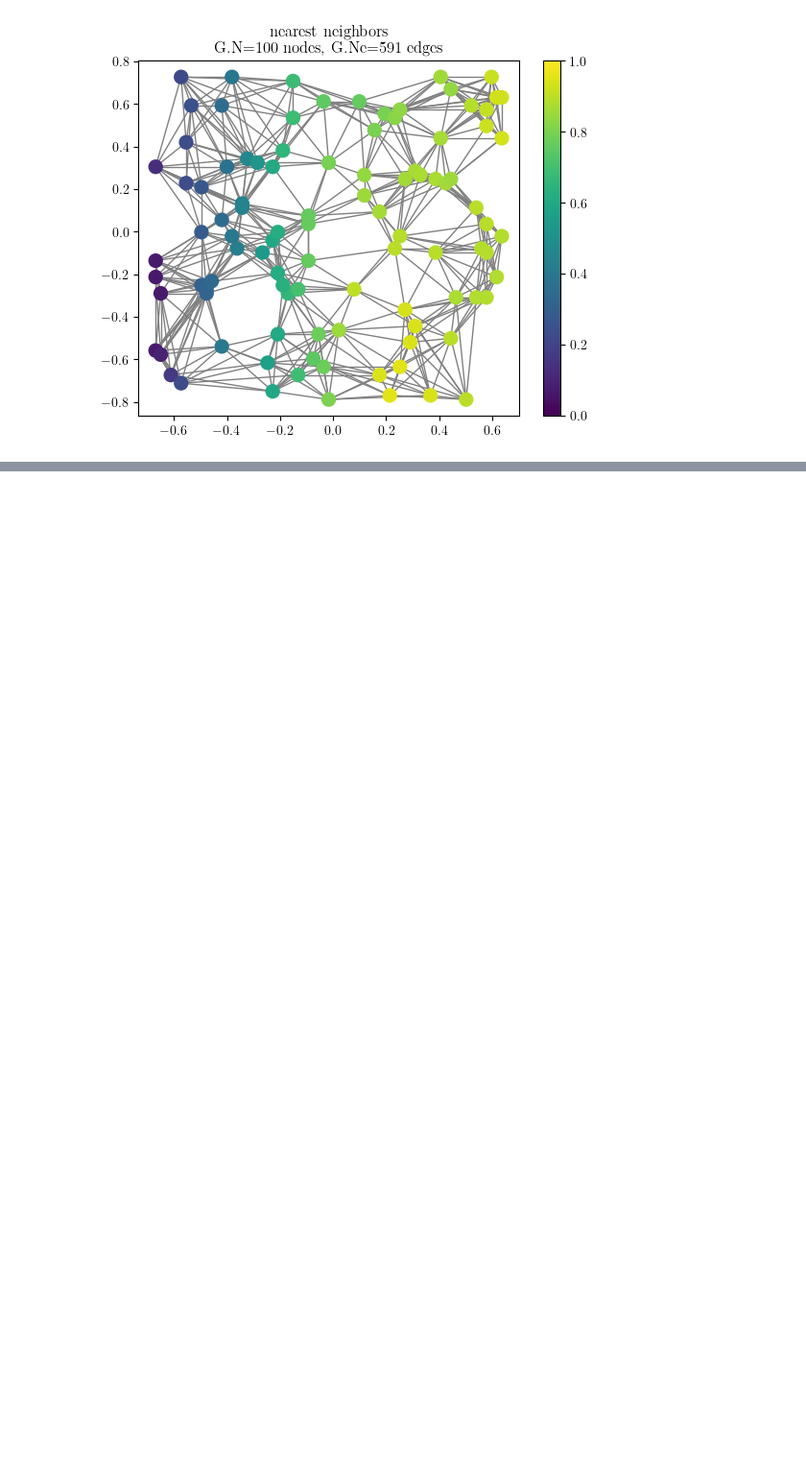
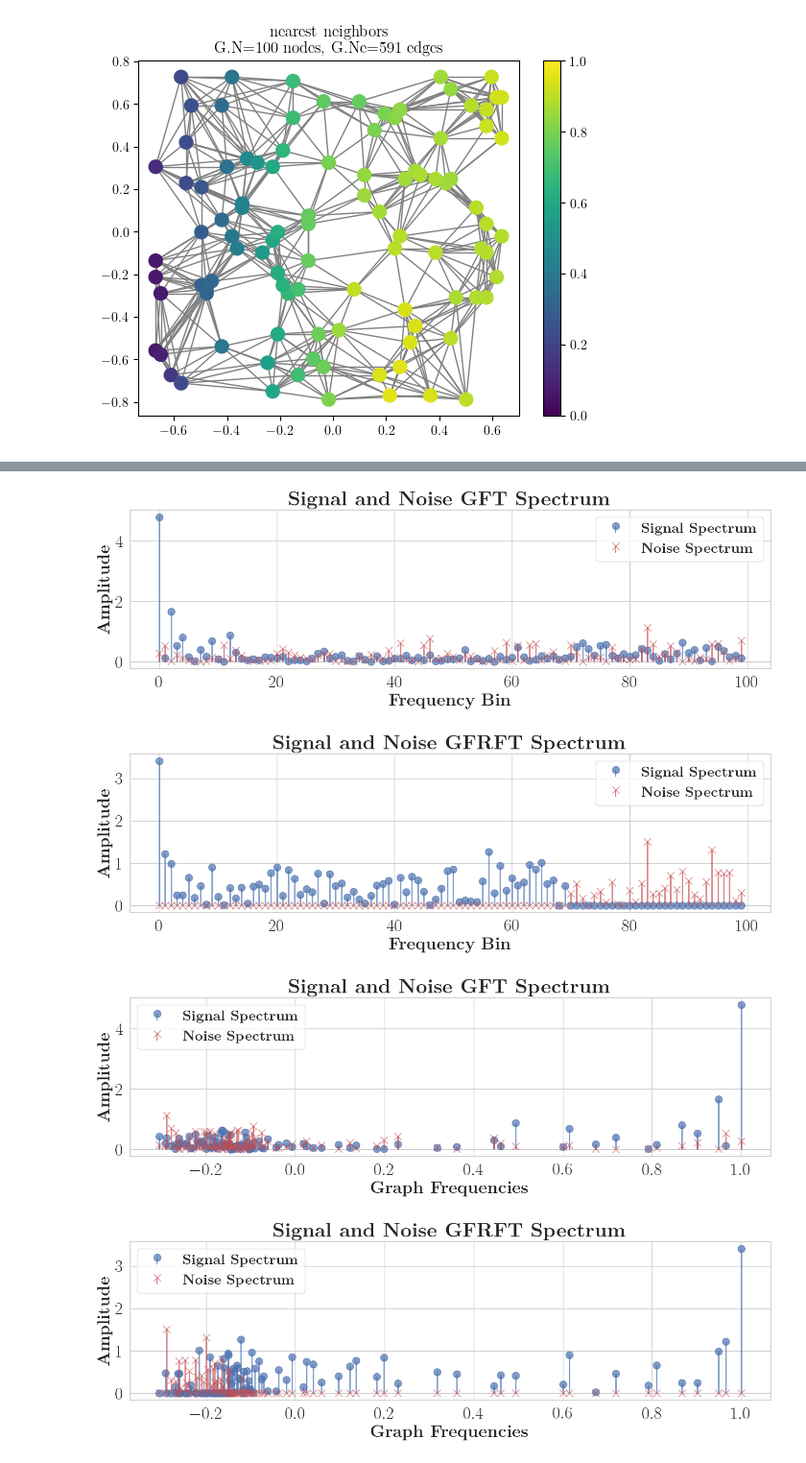
Before and after one commit to koc-lab/gfrft-unified, a Jupyter notebook: trainable/concept.ipynb, the cells around one changed output, grey strips where cells are left out. Shown at 96% size. Cells and saved outputs as stored; diff of their text form; code cells hidden in the pictures; blank space fills up the shorter version.

```diff
--- a/trainable/concept.ipynb
+++ b/trainable/concept.ipynb
@@ -248,0 +277,74 @@ Initial SNR: 5.24, Filtered SNR: 141.83
+# %%
+signal_ordinary_spectrum = gft.gft(signal)
+noise_ordinary_spectrum = gft.gft(noise)
+signal_fractional_spectrum = gfrft.gfrft(signal, a=ORIGINAL_ORDER)
+noise_fractional_spectrum = gfrft.gfrft(noise, a=ORIGINAL_ORDER)
+# %%
+sns.set_theme(style="whitegrid")
+plt.rc("text", usetex=True)
+plt.rc("font", family="serif")
+
+
+def plot_spectrum(
+    signal_spectrum: np.ndarray,
+    noise_spectrum: np.ndarray,
+    out_name: str,
+    spectrum: np.ndarray | None = None,
+    title: str = "",
+) -> None:
+    use_graph_freqs = spectrum is not None
+    if not use_graph_freqs:
+        spectrum = np.array(range(len(signal_spectrum)))
+
+    fig, ax = plt.subplots(figsize=(16, 4))
+    signal_markerline, signal_stemlines, signal_baseline = ax.stem(
+        spectrum, signal_spectrum, linefmt="C0-", markerfmt="C0o", basefmt=" "
+    )
+    noise_markerline, noise_stemlines, noise_baseline = ax.stem(
+        spectrum, noise_spectrum, linefmt="r-", markerfmt="rx", basefmt=" "
+    )
+
+    plt.setp(signal_markerline, markersize=10, alpha=0.7)  # Increase marker size
+    plt.setp(signal_stemlines, linewidth=2, alpha=0.7)  # Increase line width
+    plt.setp(noise_markerline, markersize=10, alpha=0.7)  # Increase marker size
+    plt.setp(noise_stemlines, linewidth=2, alpha=0.7)  # Increase line width
+    ax.set_title(r"\textbf{Signal and Noise " + f"{title}" + " Spectrum}", fontsize=28)
+    if use_graph_freqs:
+        ax.set_xlabel(r"\textbf{Graph Frequencies}", fontsize=24)
+    else:
+        ax.set_xlabel(r"\textbf{Frequency Bin}", fontsize=24)
+    ax.set_ylabel(r"\textbf{Amplitude}", fontsize=24)
+    ax.legend(
+        [r"\textbf{Signal Spectrum}", r"\textbf{Noise Spectrum}"],
+        loc="best",
+        fontsize=20,
+    )
+    ax.tick_params(axis="both", which="major", labelsize=24)
+    fig.savefig(out_name, format="png", dpi=300, bbox_inches="tight")
+
+
+for use_graph_freqs in [False, True]:
+    spectrum = gft.graph_freqs.cpu().numpy() if use_graph_freqs else None
+    ordinary_out = "ordinary_spectrum_freqs.png" if use_graph_freqs else "ordinary_spectrum.png"
+    plot_spectrum(
+        signal_ordinary_spectrum.abs().cpu().numpy(),
+        noise_ordinary_spectrum.abs().cpu().numpy(),
+        out_name=ordinary_out,
+        spectrum=spectrum,
+        title="GFT",
+    )
+    fractional_out = (
+        "fractional_spectrum_freqs.png" if use_graph_freqs else "fractional_spectrum.png"
+    )
+    plot_spectrum(
+        signal_fractional_spectrum.abs().cpu().numpy(),
+        noise_fractional_spectrum.abs().cpu().numpy(),
+        out_name=fractional_out,
+        spectrum=spectrum,
+        title="GFRFT",
+    )
+# %% [output]
+[figure, added]
+[figure, added]
+[figure, added]
+[figure, added]
```
Also changed, not shown: parts of 6 cells of this notebook, 2 other files.
